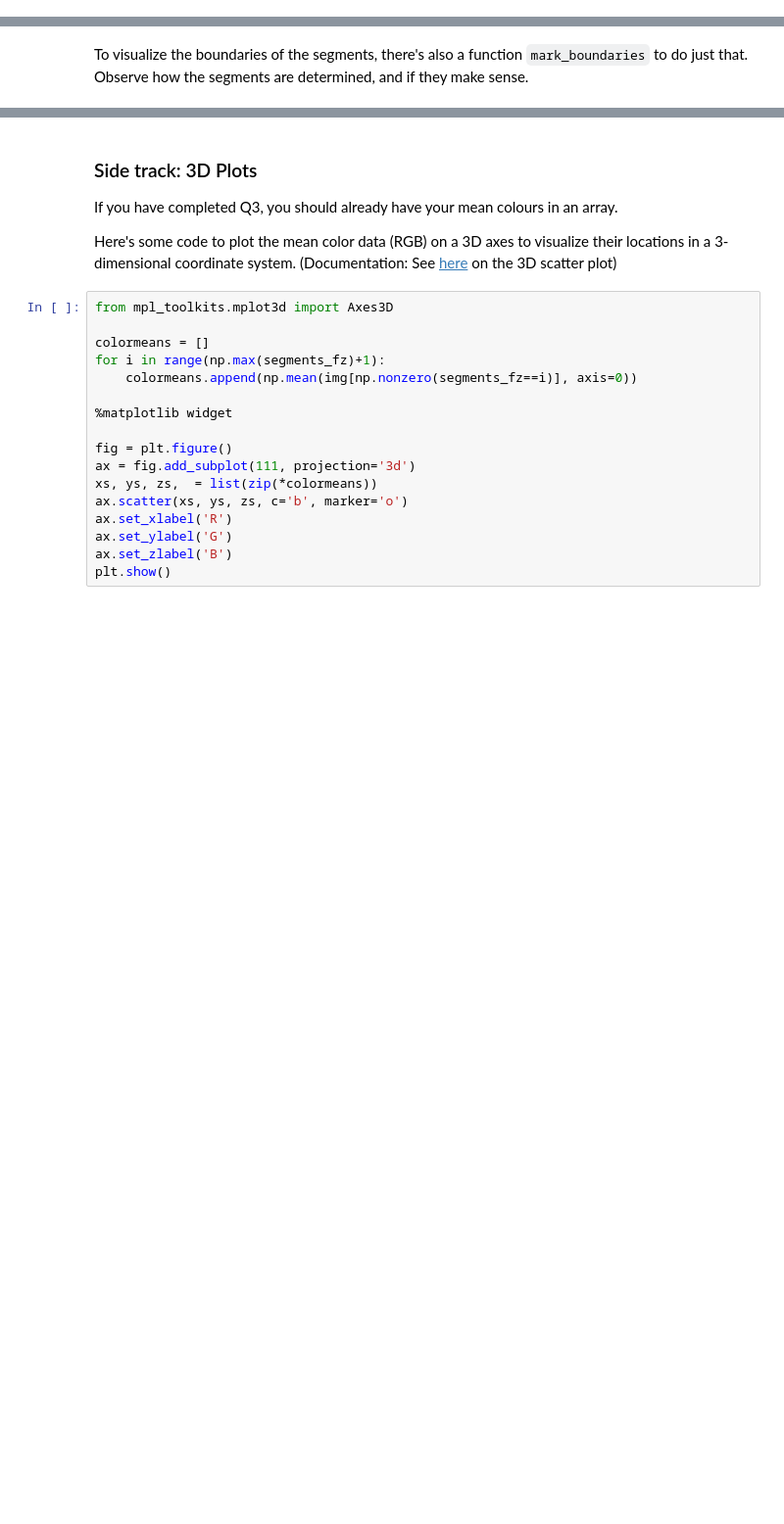
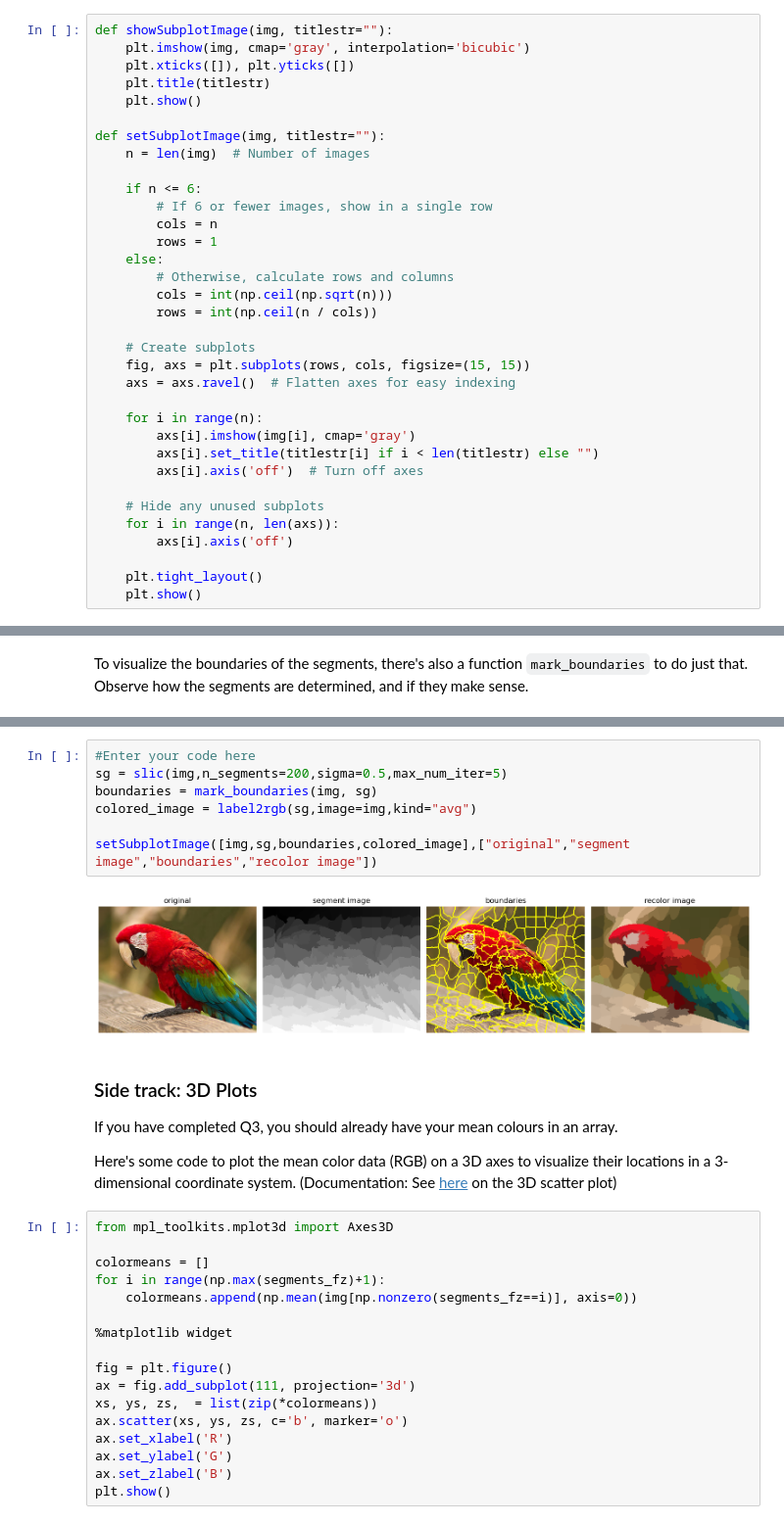
Before and after one commit to junyao0525/Vision-lab-CDS6334, a Jupyter notebook: Lab07/Lab07.ipynb, the cells around one changed output, grey strips where cells are left out. Shown at 98% size. Cells and saved outputs as stored; diff of their text form; blank space fills up the shorter version.

```diff
--- a/Lab07/Lab07.ipynb
+++ b/Lab07/Lab07.ipynb
@@ -14,3 +16,37 @@ from matplotlib import pyplot as plt
+# %%
+def showSubplotImage(img, titlestr=""):
+    plt.imshow(img, cmap='gray', interpolation='bicubic')
+    plt.xticks([]), plt.yticks([])
+    plt.title(titlestr)
+    plt.show()
+
+def setSubplotImage(img, titlestr=""):
+    n = len(img)  # Number of images
+
+    if n <= 6:
+        # If 6 or fewer images, show in a single row
+        cols = n
+        rows = 1
+    else:
+        # Otherwise, calculate rows and columns
+        cols = int(np.ceil(np.sqrt(n)))
+        rows = int(np.ceil(n / cols))
+
+    # Create subplots
+    fig, axs = plt.subplots(rows, cols, figsize=(15, 15))
+    axs = axs.ravel()  # Flatten axes for easy indexing
+
+    for i in range(n):
+        axs[i].imshow(img[i], cmap='gray')
+        axs[i].set_title(titlestr[i] if i < len(titlestr) else "")
+        axs[i].axis('off')  # Turn off axes
+
+    # Hide any unused subplots
+    for i in range(n, len(axs)):
+        axs[i].axis('off')
+
+    plt.tight_layout()
+    plt.show()
 # %% [markdown]
 ## Recap: Segmentation by color
 In the previous color processing lab, the HSV color space were used with a range thresholding to perform segmentation. However, it is noticeable that the segmentations are not perfect and it is challenging to determine the appropriate thresholds.
@@ -131,3 +214,12 @@ from skimage.color import label2rgb
+# %%
+#Enter your code here
+sg = slic(img,n_segments=200,sigma=0.5,max_num_iter=5)
+boundaries = mark_boundaries(img, sg)
+colored_image = label2rgb(sg,image=img,kind="avg")
+
+setSubplotImage([img,sg,boundaries,colored_image],["original","segment image","boundaries","recolor image"])
+# %% [output]
+[figure, added]
 # %% [markdown]
 ### Side track: 3D Plots
 
```
Also changed, not shown: parts of 16 cells of this notebook.
